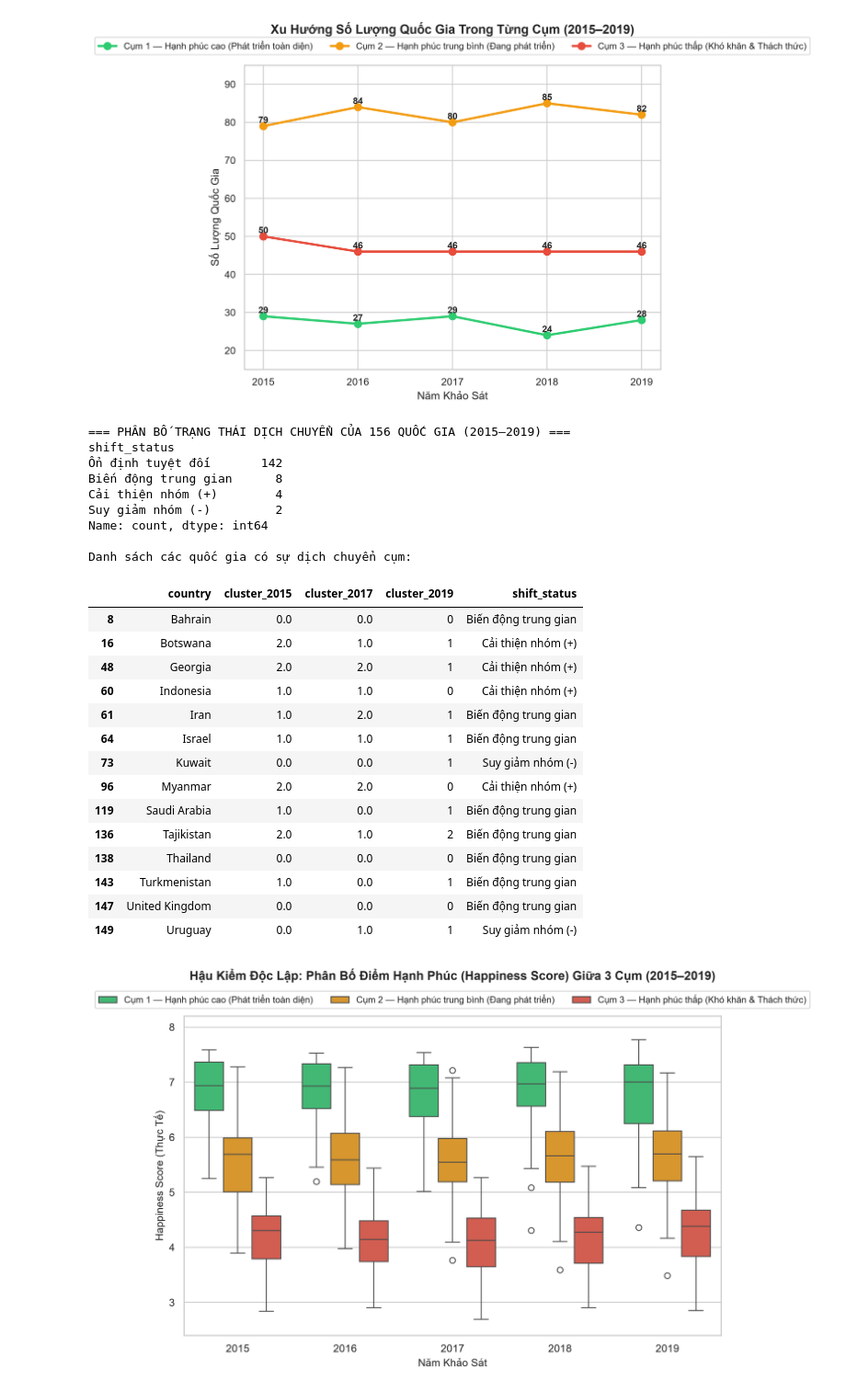
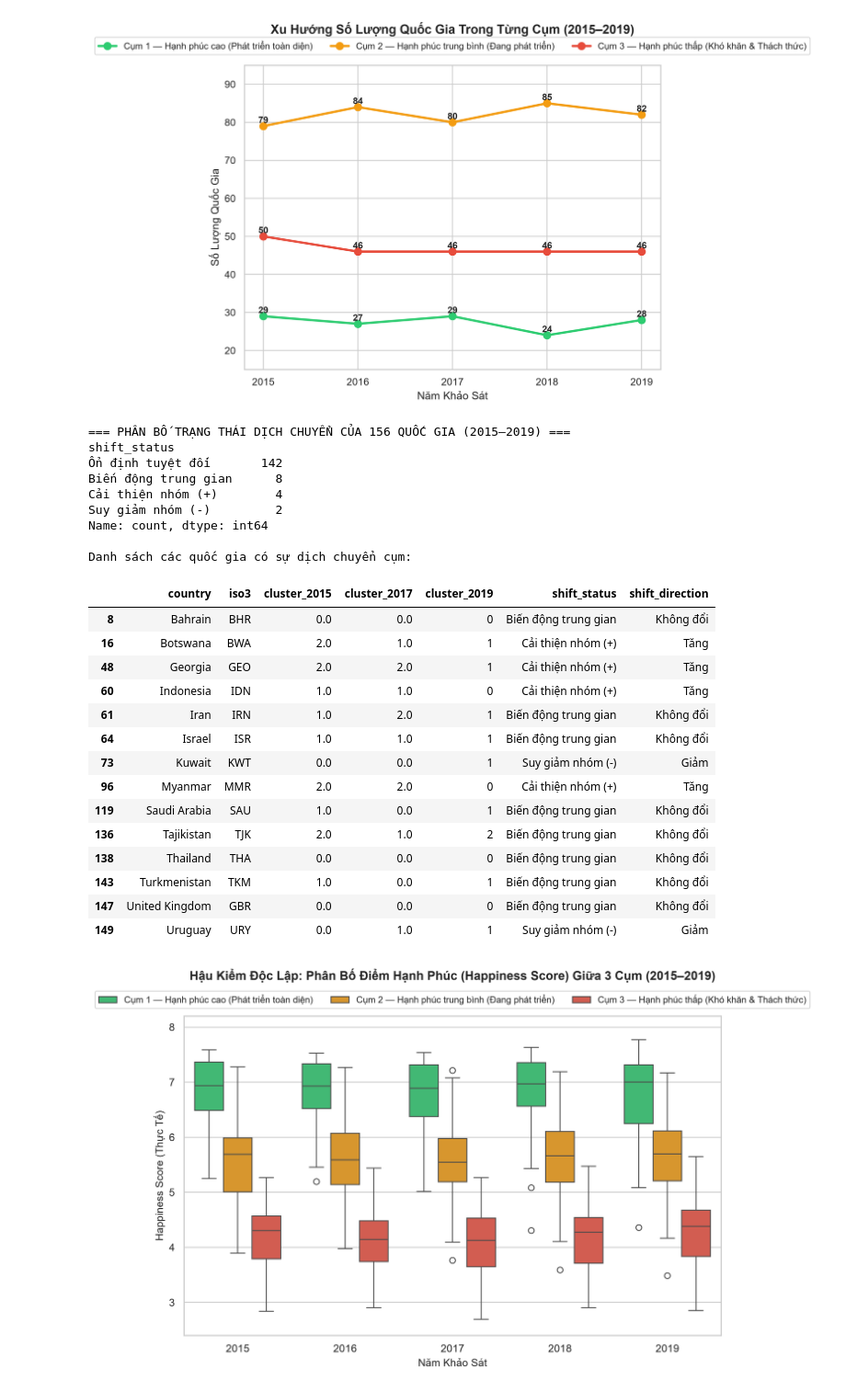
Before and after one commit to huynhtamtri2006-gif/world-happiness-clustering, a Jupyter notebook: notebooks/04_cluster_profiling_and_evaluation.ipynb, the cells around one changed output. Shown at 92% size. Drawn from its saved outputs; the diff is of its cells as text; code cells hidden in the pictures.

Commit message:
diễn giải tri thức: hoàn thành mốc M3 bảng dịch chuyển 156 quốc gia, khớp cụm liên năm và thực thi notebook 04

```diff
--- a/notebooks/04_cluster_profiling_and_evaluation.ipynb
+++ b/notebooks/04_cluster_profiling_and_evaluation.ipynb
@@ -274,18 +276,23 @@ plt.show()
 [figure]
 # %%
 # Biểu đồ xu hướng số lượng quốc gia theo từng cụm (cluster_count_trend.png)
+# Đồng bộ schema cluster_trends.csv với scripts/generate_m3_shift_and_figures.py:
+# ngoài số lượng và điểm hạnh phúc trung bình còn ghi giá trị trung bình 6 đặc trưng (profile).
 trend_rows = []
 for y in years:
     d = aligned_dfs[y].merge(df_all[df_all['year'] == y][['country'] + FEATURE_COLUMNS], on='country', how='left')
     for c_id in [0, 1, 2]:
         sub = d[d['canonical_cluster'] == c_id]
-        trend_rows.append({
+        trend_row = {
             'year': y,
             'cluster_id': c_id,
             'cluster_name': cluster_names[c_id],
             'country_count': len(sub),
             'mean_happiness_score': round(sub['happiness_score'].mean(), 4)
-        })
+        }
+        for feat in FEATURE_COLUMNS:
+            trend_row[f'mean_{feat}'] = round(sub[feat].mean(), 4) if feat in sub.columns else np.nan
+        trend_rows.append(trend_row)
 
 df_trends = pd.DataFrame(trend_rows)
 df_trends.to_csv(tables_dir / 'cluster_trends.csv', index=False)
@@ -311,10 +318,19 @@ plt.show()
 [figure]
 # %%
 # Bảng dịch chuyển cụm 156 quốc gia và phân tích độ ổn định (country_cluster_shift.csv)
+# Đồng bộ schema với scripts/generate_m3_shift_and_figures.py: thêm cột iso3 (bản đồ Choropleth)
+# và shift_direction (chiều dịch chuyển ròng 2015 -> 2019).
+iso3_map = (
+    df_all.dropna(subset=['iso_alpha'])
+    .drop_duplicates('country')
+    .set_index('country')['iso_alpha']
+    .to_dict()
+)
+
 country_list = sorted(aligned_dfs[2019]['country'].unique())
 shift_records = []
 for c in country_list:
-    row = {'country': c}
+    row = {'country': c, 'iso3': iso3_map.get(c, '')}
     c_labels = []
     for y in years:
         sub = aligned_dfs[y][aligned_dfs[y]['country'] == c]
@@ -328,50 +344,59 @@ for c in country_list:
 
     valid_labels = [l for l in c_labels if l is not None]
     if len(set(valid_labels)) == 1:
         status = 'Ổn định tuyệt đối'
     elif valid_labels[-1] < valid_labels[0]:
         status = 'Cải thiện nhóm (+)'
     elif valid_labels[-1] > valid_labels[0]:
         status = 'Suy giảm nhóm (-)'
     else:
         status = 'Biến động trung gian'
 
+    if status == 'Cải thiện nhóm (+)':
+        direction = 'Tăng'
+    elif status == 'Suy giảm nhóm (-)':
+        direction = 'Giảm'
+    else:
+        direction = 'Không đổi'
+
     row['shift_status'] = status
+    row['shift_direction'] = direction
     row['is_stable'] = (len(set(valid_labels)) == 1)
     shift_records.append(row)
 
-df_shift = pd.DataFrame(shift_records)
+shift_columns = ['country', 'iso3'] + [f'cluster_{y}' for y in years] + ['shift_status', 'shift_direction', 'is_stable']
+df_shift = pd.DataFrame(shift_records)[shift_columns]
 df_shift.to_csv(processed_dir / 'country_cluster_shift.csv', index=False)
 print('=== PHÂN BỐ TRẠNG THÁI DỊCH CHUYỂN CỦA 156 QUỐC GIA (2015–2019) ===')
 print(df_shift['shift_status'].value_counts())
 
 print('\nDanh sách các quốc gia có sự dịch chuyển cụm:')
-display(df_shift[~df_shift['is_stable']][['country', 'cluster_2015', 'cluster_2017', 'cluster_2019', 'shift_status']])
+display(df_shift[~df_shift['is_stable']][['country', 'iso3', 'cluster_2015', 'cluster_2017', 'cluster_2019', 'shift_status', 'shift_direction']])
 # %% [output]
 === PHÂN BỐ TRẠNG THÁI DỊCH CHUYỂN CỦA 156 QUỐC GIA (2015–2019) ===
 shift_status
 Ổn định tuyệt đối       142
 Biến động trung gian      8
 Cải thiện nhóm (+)        4
 Suy giảm nhóm (-)         2
 Name: count, dtype: int64
 
 Danh sách các quốc gia có sự dịch chuyển cụm:
-|  | country | cluster_2015 | cluster_2017 | cluster_2019 | shift_status |
-| 8 | Bahrain | 0.0 | 0.0 | 0 | Biến động trung gian |
-| 16 | Botswana | 2.0 | 1.0 | 1 | Cải thiện nhóm (+) |
-| 48 | Georgia | 2.0 | 2.0 | 1 | Cải thiện nhóm (+) |
-| 60 | Indonesia | 1.0 | 1.0 | 0 | Cải thiện nhóm (+) |
-| 61 | Iran | 1.0 | 2.0 | 1 | Biến động trung gian |
-| 64 | Israel | 1.0 | 1.0 | 1 | Biến động trung gian |
-| 73 | Kuwait | 0.0 | 0.0 | 1 | Suy giảm nhóm (-) |
-| 96 | Myanmar | 2.0 | 2.0 | 0 | Cải thiện nhóm (+) |
-| 119 | Saudi Arabia | 1.0 | 0.0 | 1 | Biến động trung gian |
-| 136 | Tajikistan | 2.0 | 1.0 | 2 | Biến động trung gian |
-| 138 | Thailand | 0.0 | 0.0 | 0 | Biến động trung gian |
-| 143 | Turkmenistan | 1.0 | 0.0 | 1 | Biến động trung gian |
-| 147 | United Kingdom | 0.0 | 0.0 | 0 | Biến động trung gian |
-| 149 | Uruguay | 0.0 | 1.0 | 1 | Suy giảm nhóm (-) |
+|  | country | iso3 | cluster_2015 | cluster_2017 | cluster_2019 | shift_status | shift_direction |
+| 8 | Bahrain | BHR | 0.0 | 0.0 | 0 | Biến động trung gian | Không đổi |
+| 16 | Botswana | BWA | 2.0 | 1.0 | 1 | Cải thiện nhóm (+) | Tăng |
+| 48 | Georgia | GEO | 2.0 | 2.0 | 1 | Cải thiện nhóm (+) | Tăng |
+| 60 | Indonesia | IDN | 1.0 | 1.0 | 0 | Cải thiện nhóm (+) | Tăng |
+| 61 | Iran | IRN | 1.0 | 2.0 | 1 | Biến động trung gian | Không đổi |
+| 64 | Israel | ISR | 1.0 | 1.0 | 1 | Biến động trung gian | Không đổi |
+| 73 | Kuwait | KWT | 0.0 | 0.0 | 1 | Suy giảm nhóm (-) | Giảm |
+| 96 | Myanmar | MMR | 2.0 | 2.0 | 0 | Cải thiện nhóm (+) | Tăng |
+| 119 | Saudi Arabia | SAU | 1.0 | 0.0 | 1 | Biến động trung gian | Không đổi |
+| 136 | Tajikistan | TJK | 2.0 | 1.0 | 2 | Biến động trung gian | Không đổi |
+| 138 | Thailand | THA | 0.0 | 0.0 | 0 | Biến động trung gian | Không đổi |
+| 143 | Turkmenistan | TKM | 1.0 | 0.0 | 1 | Biến động trung gian | Không đổi |
+| 147 | United Kingdom | GBR | 0.0 | 0.0 | 0 | Biến động trung gian | Không đổi |
+| 149 | Uruguay | URY | 0.0 | 1.0 | 1 | Suy giảm nhóm (-) | Giảm |
 # %%
 # Hậu kiểm độc lập điểm hạnh phúc giữa 3 cụm qua 5 năm (validation_happiness_score_by_cluster.png)
 fig, ax = plt.subplots(figsize=(10.5, 6.2))
```
Also changed, not shown: parts of 1 cell of this notebook, 14 other files.
